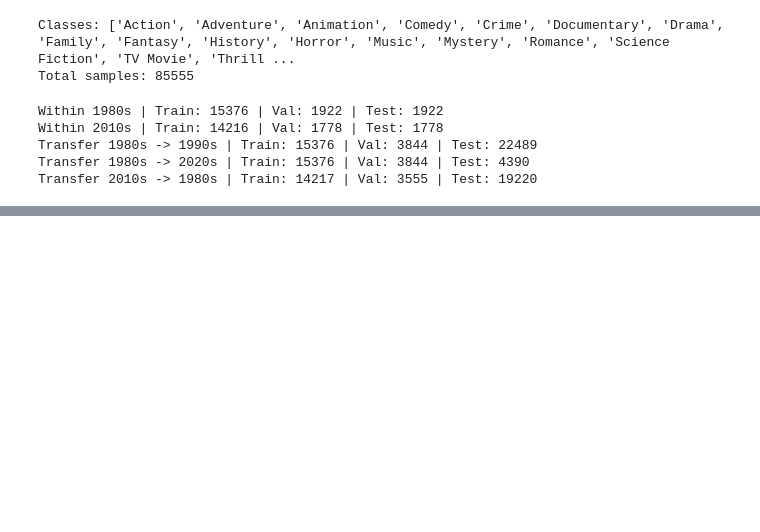
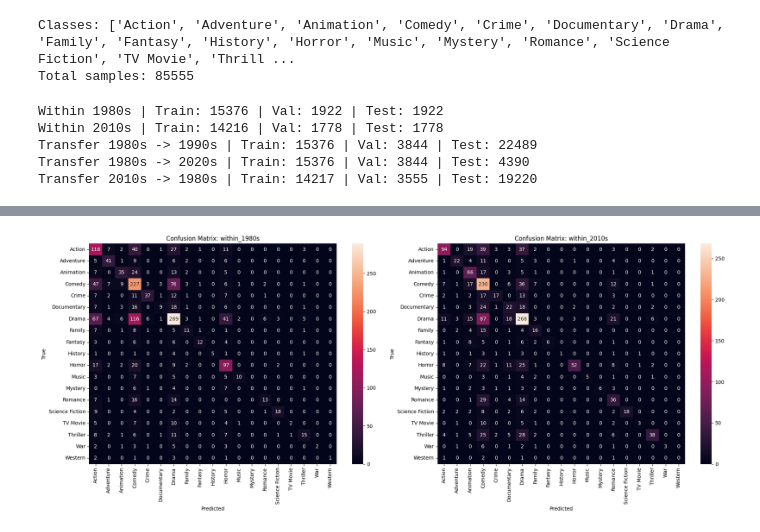
Before and after one commit to katemhouston/movie-poster-genre, a Jupyter notebook: notebooks/evaluation.ipynb, the cells around one changed output, grey strips where cells are left out. Cells and saved outputs as stored; diff of their text form; code cells hidden in the pictures; blank space fills up the shorter version.

```diff
--- a/notebooks/evaluation.ipynb
+++ b/notebooks/evaluation.ipynb
@@ -68,0 +99,17 @@ results = {}
+# %%
+fig, axes = plt.subplots(1, 2, figsize=(20, 8))
+genre_names = list(label_to_idx.keys())
+
+for ax, exp_name in zip(axes, ["within_1980s", "within_2010s"]):
+    cm = confusion_matrix(results[exp_name]["labels"], results[exp_name]["predictions"])
+    sns.heatmap(cm, annot=True, fmt='d', ax=ax,
+                xticklabels=genre_names, yticklabels=genre_names)
+    ax.set_title(f"Confusion Matrix: {exp_name}")
+    ax.set_ylabel("True")
+    ax.set_xlabel("Predicted")
+
+plt.tight_layout()
+plt.savefig("assets/confusion_matrices.png", dpi=150)
+plt.show()
+# %% [output]
+[figure, added]
```
Also changed, not shown: parts of 2 cells of this notebook, 16 other files.
